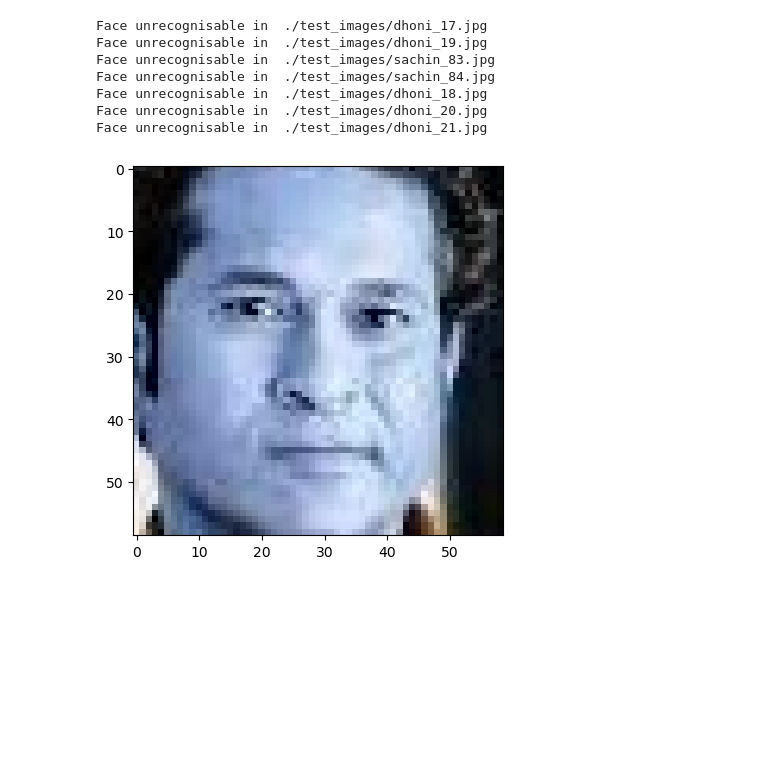
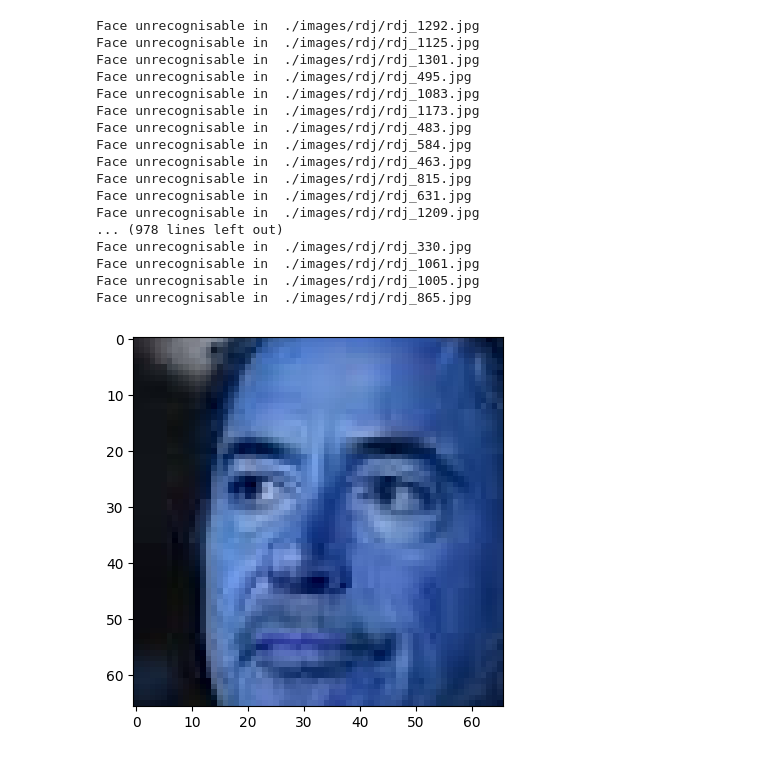
Before and after one commit to Ananthu2oo3/face_identification_ML_model, a Jupyter notebook: cleaninng.ipynb, the cells around one changed output. Drawn from its saved outputs; the diff is of its cells as text; code cells hidden in the pictures; blank space fills up the shorter version.

```diff
--- a/cleaninng.ipynb
+++ b/cleaninng.ipynb
@@ -5,6 +5,6 @@ import matplotlib
 from matplotlib import pyplot as plt
 %matplotlib inline
 # %%
-img = cv2.imread('./test_images/dhoni_19.jpg')
+img = cv2.imread('./images/rdj/rdj_199.jpg')
 img.shape
 # %% [output]
@@ -95,20 +101,30 @@ cropped_img = face_detection('./test_images/sachin_85.jpg')
 # %%
 import os
-path = './test_images'
+path = './images/rdj/'
 for files in os.listdir(path):
     filename = os.path.join(path, files)
     img = face_detection(filename)
 
     if img is not None:
         plt.imshow(img)
     else:
         print("Face unrecognisable in ",filename)
 # %% [output]
-Face unrecognisable in  ./test_images/dhoni_17.jpg
-Face unrecognisable in  ./test_images/dhoni_19.jpg
-Face unrecognisable in  ./test_images/sachin_83.jpg
-Face unrecognisable in  ./test_images/sachin_84.jpg
-Face unrecognisable in  ./test_images/dhoni_18.jpg
-Face unrecognisable in  ./test_images/dhoni_20.jpg
-Face unrecognisable in  ./test_images/dhoni_21.jpg
+Face unrecognisable in  ./images/rdj/rdj_1292.jpg
+Face unrecognisable in  ./images/rdj/rdj_1125.jpg
+Face unrecognisable in  ./images/rdj/rdj_1301.jpg
+Face unrecognisable in  ./images/rdj/rdj_495.jpg
+Face unrecognisable in  ./images/rdj/rdj_1083.jpg
+Face unrecognisable in  ./images/rdj/rdj_1173.jpg
+Face unrecognisable in  ./images/rdj/rdj_483.jpg
+Face unrecognisable in  ./images/rdj/rdj_584.jpg
+Face unrecognisable in  ./images/rdj/rdj_463.jpg
+Face unrecognisable in  ./images/rdj/rdj_815.jpg
+Face unrecognisable in  ./images/rdj/rdj_631.jpg
+Face unrecognisable in  ./images/rdj/rdj_1209.jpg
+... (978 lines left out)
+Face unrecognisable in  ./images/rdj/rdj_330.jpg
+Face unrecognisable in  ./images/rdj/rdj_1061.jpg
+Face unrecognisable in  ./images/rdj/rdj_1005.jpg
+Face unrecognisable in  ./images/rdj/rdj_865.jpg
-[figure, old version]
+[figure, new version]
```
Also changed, not shown: parts of 12 cells of this notebook, 14 other files.
